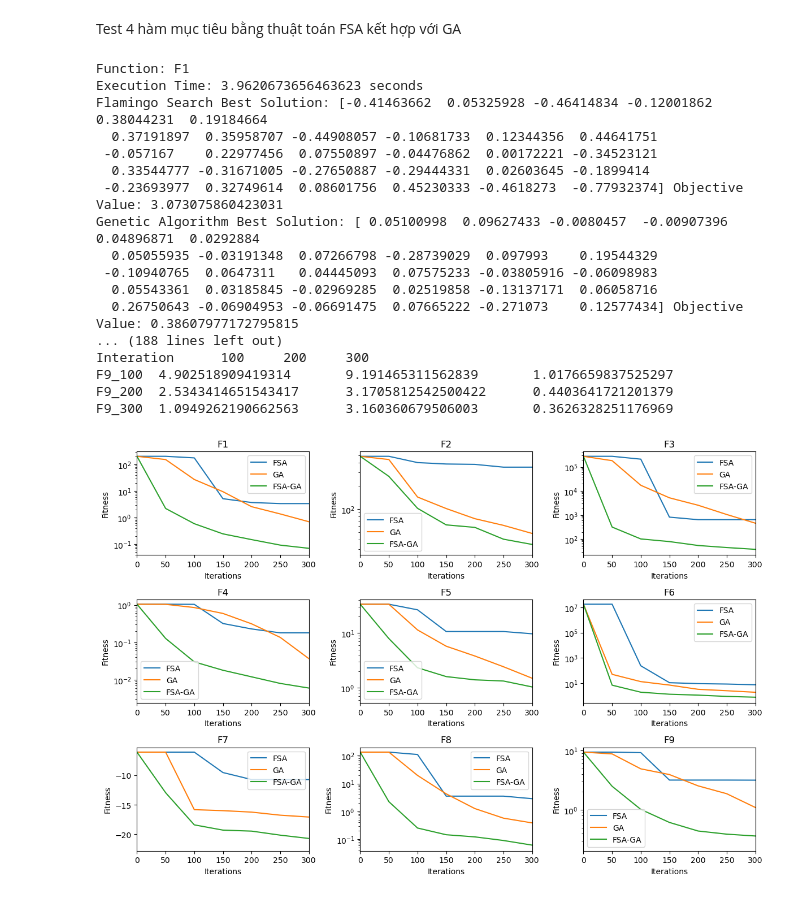
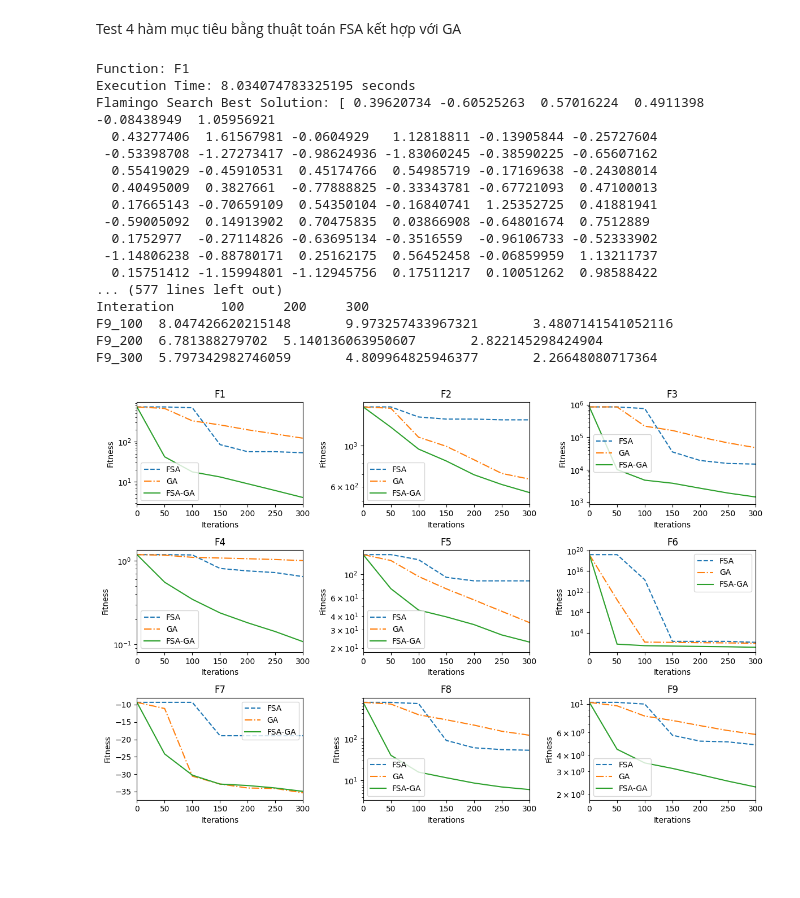
Before and after one commit to RedBallooon/FSA-GA, a Jupyter notebook: Kết_Hợp_FSA+GA.ipynb, the cells around one changed output. Cells and saved outputs as stored; diff of their text form; code cells hidden in the pictures; blank space fills up the shorter version.

```diff
--- a/Kết_Hợp_FSA+GA.ipynb
+++ b/Kết_Hợp_FSA+GA.ipynb
@@ -215,7 +215,7 @@ n_flamingos = 100  # Number of Flamingos
 sigma = 0.5  # Step size in FSA
 generations = 300  # Number of generations for GA
 population_size = 100  # Population size for GA
-dim = 30  # Dimension of the problem
+dim = 100  # Dimension of the problem
 lb = -5
 ub = 5
 
@@ -257,51 +257,51 @@ for i, (func, func_name) in enumerate(zip(functions, function_names)):
 
     # Format and print results for iterations 100, 200, 300
     formatted_results = format_results(fs_convergence, ga_convergence, fsga_convergence)
     print("Interation\t100\t200\t300")
     for result in formatted_results:
         print(func_name + "_" + result)
     # Plot Convergence Comparison
     x_points = np.arange(0, len(fs_convergence) * 50, 50)  # Adjust x_points to match the interval
 
     # Check lengths of convergence arrays and adjust if necessary
     convergence_arrays = [fs_convergence, ga_convergence, fsga_convergence]
     min_length = min(map(len, convergence_arrays))
     convergence_arrays = [arr[:min_length] for arr in convergence_arrays]
     x_points = x_points[:min_length]
 
-    axs[i].plot(x_points, convergence_arrays[0], label='FSA')
-    axs[i].plot(x_points, convergence_arrays[1], label='GA')
+    axs[i].plot(x_points, convergence_arrays[0], label='FSA', linestyle='--')
+    axs[i].plot(x_points, convergence_arrays[1], label='GA', linestyle='-.')
     axs[i].plot(x_points, convergence_arrays[2], label='FSA-GA')
     axs[i].set_title(func_name)
     axs[i].set_xlabel('Iterations')
     axs[i].set_ylabel('Fitness')
     if func_name != "F7":
         axs[i].set_yscale('log')  # Set logarithmic scale for y-axis except F7
     axs[i].legend()
     axs[i].set_xlim(0, 300)
 
 
 plt.tight_layout()
 plt.show()
 # %% [output]
 Function: F1
-Execution Time: 3.9620673656463623 seconds
-Flamingo Search Best Solution: [-0.41463662  0.05325928 -0.46414834 -0.12001862  0.38044231  0.19184664
-  0.37191897  0.35958707 -0.44908057 -0.10681733  0.12344356  0.44641751
- -0.057167    0.22977456  0.07550897 -0.04476862  0.00172221 -0.34523121
-  0.33544777 -0.31671005 -0.27650887 -0.29444331  0.02603645 -0.1899414
- -0.23693977  0.32749614  0.08601756  0.45230333 -0.4618273  -0.77932374] Objective Value: 3.073075860423031
-Genetic Algorithm Best Solution: [ 0.05100998  0.09627433 -0.0080457  -0.00907396  0.04896871  0.0292884
-  0.05055935 -0.03191348  0.07266798 -0.28739029  0.097993    0.19544329
- -0.10940765  0.0647311   0.04445093  0.07575233 -0.03805916 -0.06098983
-  0.05543361  0.03185845 -0.02969285  0.02519858 -0.13137171  0.06058716
-  0.26750643 -0.06904953 -0.06691475  0.07665222 -0.271073    0.12577434] Objective Value: 0.38607977172795815
-... (188 lines left out)
+Execution Time: 8.034074783325195 seconds
+Flamingo Search Best Solution: [ 0.39620734 -0.60525263  0.57016224  0.4911398  -0.08438949  1.05956921
+  0.43277406  1.61567981 -0.0604929   1.12818811 -0.13905844 -0.25727604
+ -0.53398708 -1.27273417 -0.98624936 -1.83060245 -0.38590225 -0.65607162
+  0.55419029 -0.45910531  0.45174766  0.54985719 -0.17169638 -0.24308014
+  0.40495009  0.3827661  -0.77888825 -0.33343781 -0.67721093  0.47100013
+  0.17665143 -0.70659109  0.54350104 -0.16840741  1.25352725  0.41881941
+ -0.59005092  0.14913902  0.70475835  0.03866908 -0.64801674  0.7512889
+  0.1752977  -0.27114826 -0.63695134 -0.3516559  -0.96106733 -0.52333902
+ -1.14806238 -0.88780171  0.25162175  0.56452458 -0.06859959  1.13211737
+  0.15751412 -1.15994801 -1.12945756  0.17511217  0.10051262  0.98588422
+... (577 lines left out)
 Interation      100     200     300
-F9_100  4.902518909419314       9.191465311562839       1.0176659837525297
-F9_200  2.5343414651543417      3.1705812542500422      0.4403641721201379
-F9_300  1.0949262190662563      3.160360679506003       0.3626328251176969
+F9_100  8.047426620215148       9.973257433967321       3.4807141541052116
+F9_200  6.781388279702  5.140136063950607       2.822145298424904
+F9_300  5.797342982746059       4.809964825946377       2.26648080717364
-[figure, old version]
+[figure, new version]
 # %%
 import numpy as np
 import matplotlib.pyplot as plt
```
Also changed, not shown: parts of 1 cell of this notebook, 17 other files.
